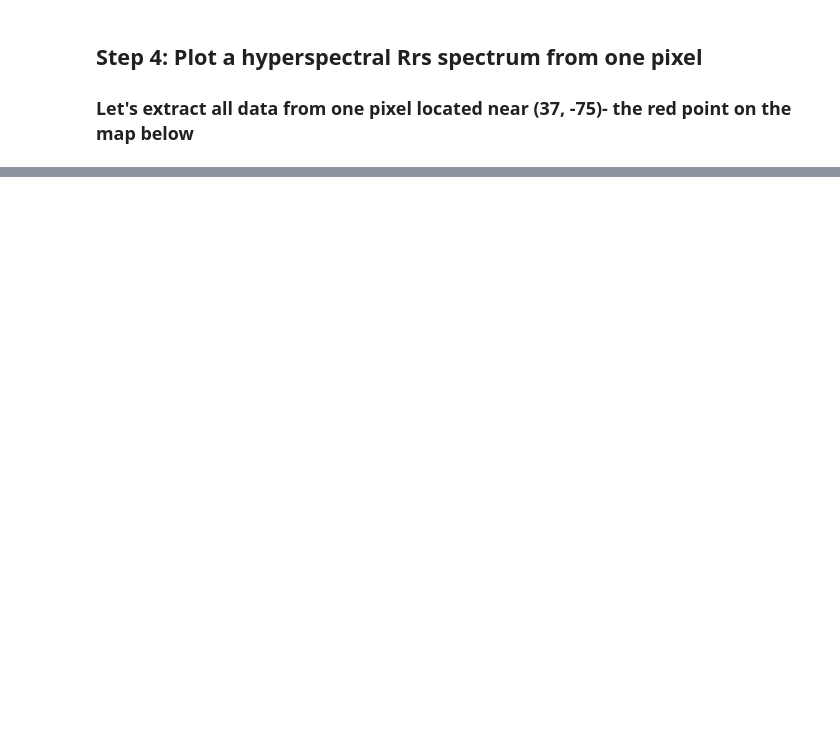
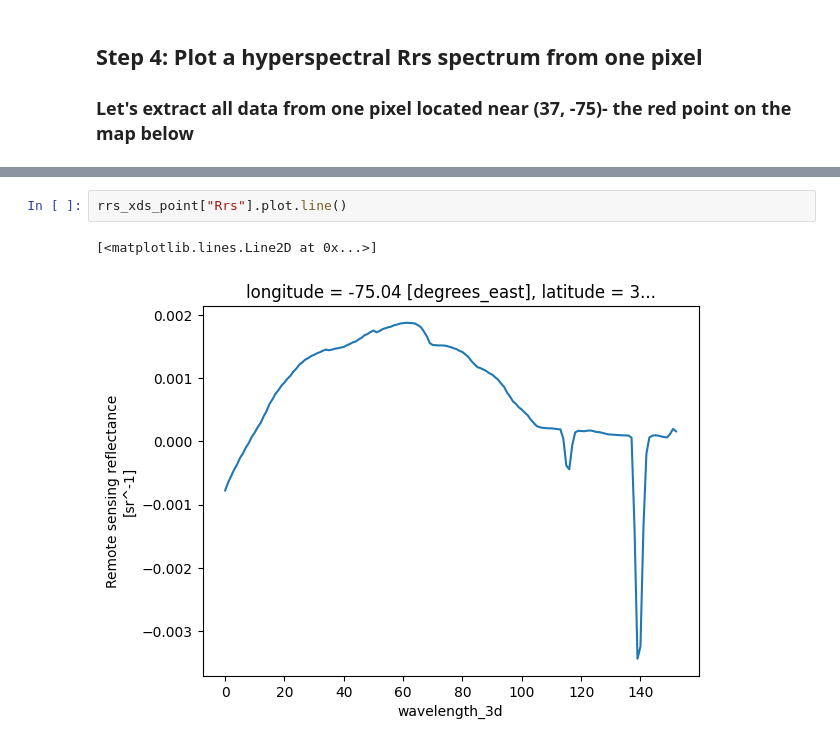
Before and after one commit to aewindle110/OCI_tutorials, a Jupyter notebook: Simulated_OCI_tutorial.ipynb, the cells around one changed output, grey strips where cells are left out. Cells and saved outputs as stored; diff of their text form; blank space fills up the shorter version.

```diff
--- a/Simulated_OCI_tutorial.ipynb
+++ b/Simulated_OCI_tutorial.ipynb
@@ -341,0 +263,5 @@ plt.plot(wv, ds.Rrs[1000,90,:])
+# %%
+rrs_xds_point["Rrs"].plot.line()
+# %% [output]
+[<matplotlib.lines.Line2D at 0x...>]
+[figure, added]
```
Also changed, not shown: parts of 40 cells of this notebook.
